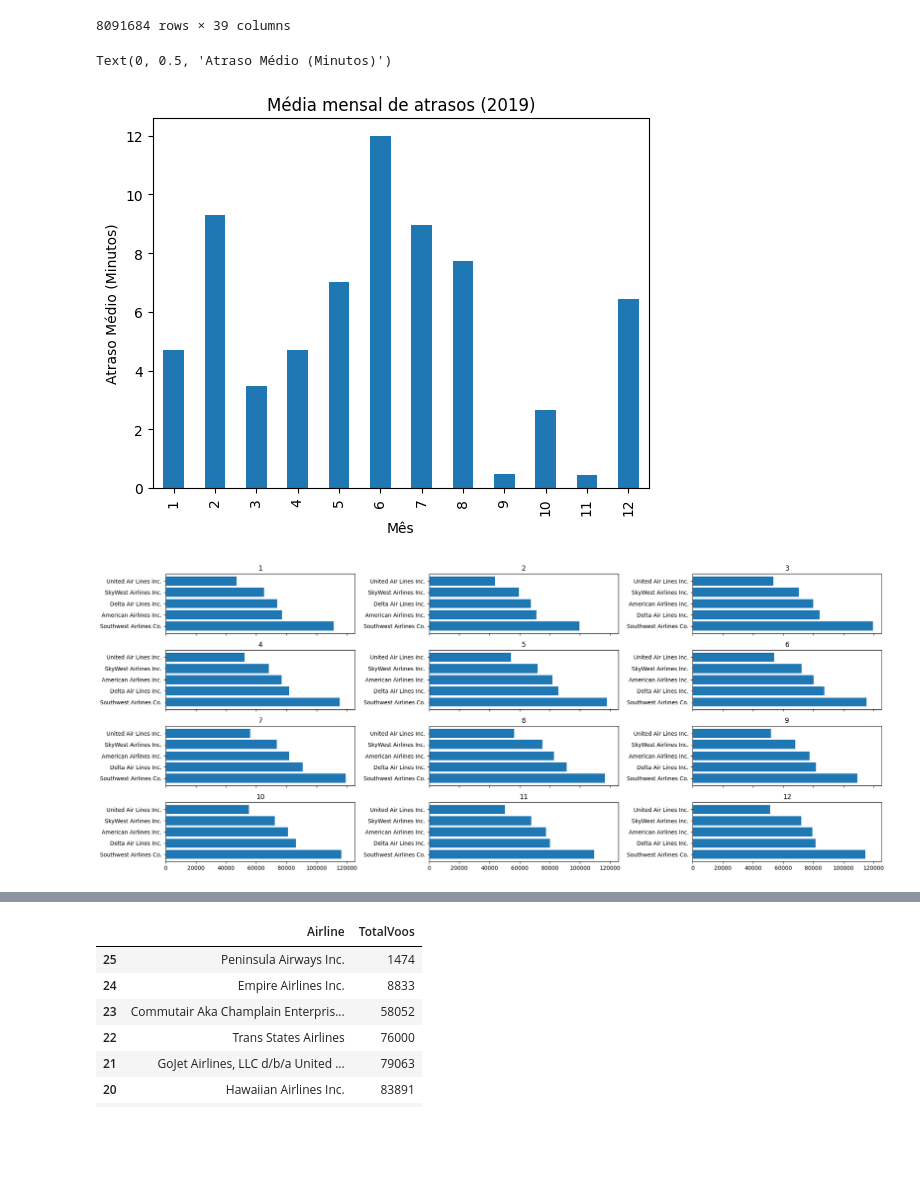
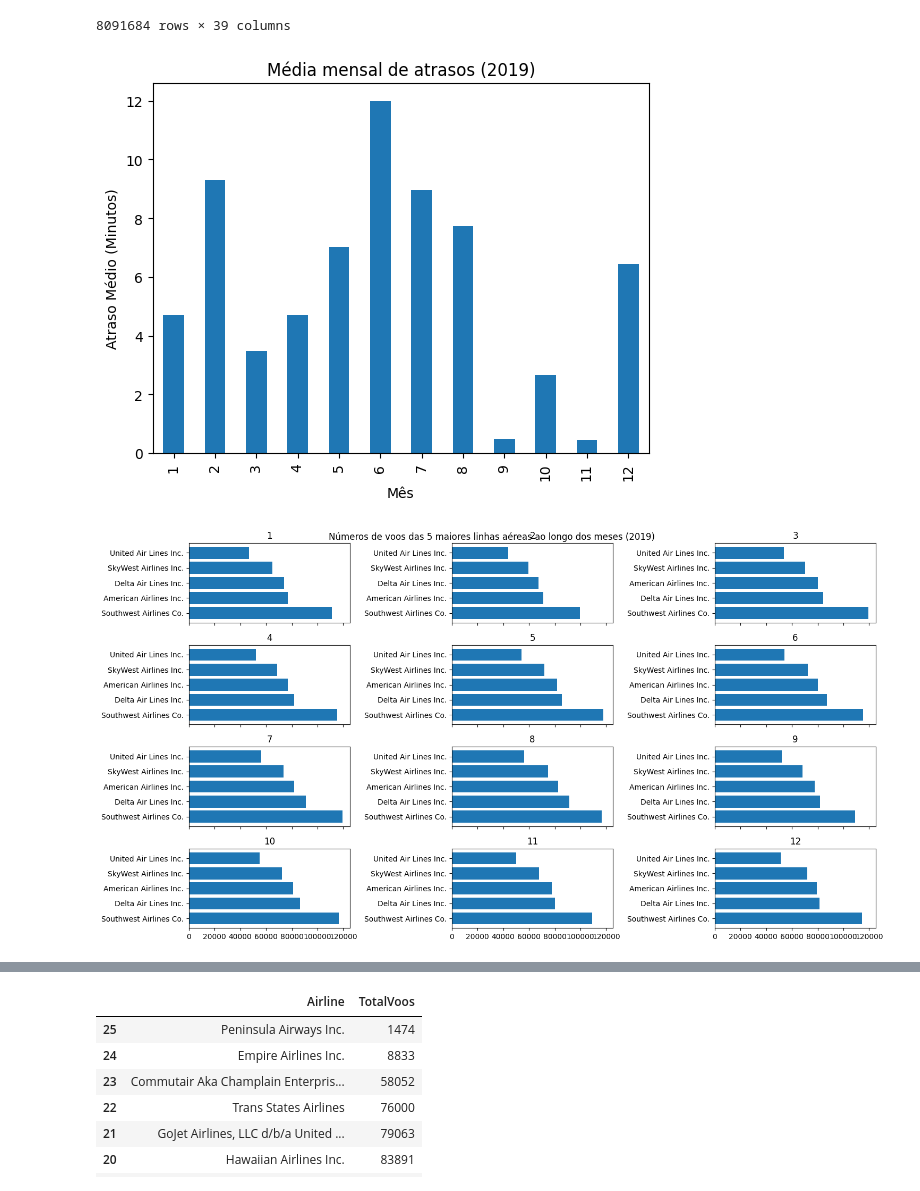
Before and after one commit to icarob-eng/data-science-airlines, a Jupyter notebook: main1.ipynb, the cells around one changed output, grey strips where cells are left out. Drawn from its saved outputs; the diff is of its cells as text; code cells hidden in the pictures; blank space fills up the shorter version.

```diff
--- a/main1.ipynb
+++ b/main1.ipynb
@@ -6,3 +7,12 @@ from pandas.plotting import boxplot
+# %%
+def savefig(name: str):
+    try:
+        os.mkdir('plots/')
+    except FileExistsError:
+        pass
+    if name.split('.')[-1] != 'png':
+        name += '.png'
+    plt.gcf().savefig('plots/' + name, dpi=250, bbox_inches='tight')
 # %%
 df2019 = pd.read_csv('data/archive/Combined_Flights_2019.csv')
 # %%
@@ -62,26 +72,30 @@ df2019.groupby('Month')['ArrDelay'].mean().plot.bar()
 plt.title('Média mensal de atrasos (2019)')
 plt.xlabel('Mês')
 plt.ylabel('Atraso Médio (Minutos)')
+
+savefig('atrasos_mensais')
 # %% [output]
-Text(0, 0.5, 'Atraso Médio (Minutos)')
 [figure]
 # %%
 df = df2019.groupby(['Airline', 'Month']).size().reset_index()
 df.rename(columns={0: 'Count'}, inplace=True)
 # df[df.Month == 12].sort_values(by=['Month'], ascending=False).head(5)
 
-fig, axs = plt.subplots(4, 3, sharex=True, figsize=(20, 8))
+fig, axs = plt.subplots(4, 3, sharex=True, figsize=(15, 8))
 
 for i in range(0,12):
     axs[i//3, i%3].set_title(i+1)
     dfMonth = df[df.Month == i+1].sort_values(by=['Count'], ascending=False).head(5)
     axs[i//3, i%3].barh(dfMonth.Airline, dfMonth.Count)
 
 fig.tight_layout()
+fig.suptitle('Números de voos das 5 maiores linhas aéreas ao longo dos meses (2019)')
 
 del df
+
+savefig('voos_companhias_meses')
 # %% [output]
-[figure, old version]
+[figure, new version]
 # %%
 df = df2019.groupby(['DestCityName', 'Month']).size().reset_index()
 df.rename(columns={0: 'Count'}, inplace=True)
```
Also changed, not shown: parts of 6 cells of this notebook, 6 other files.
